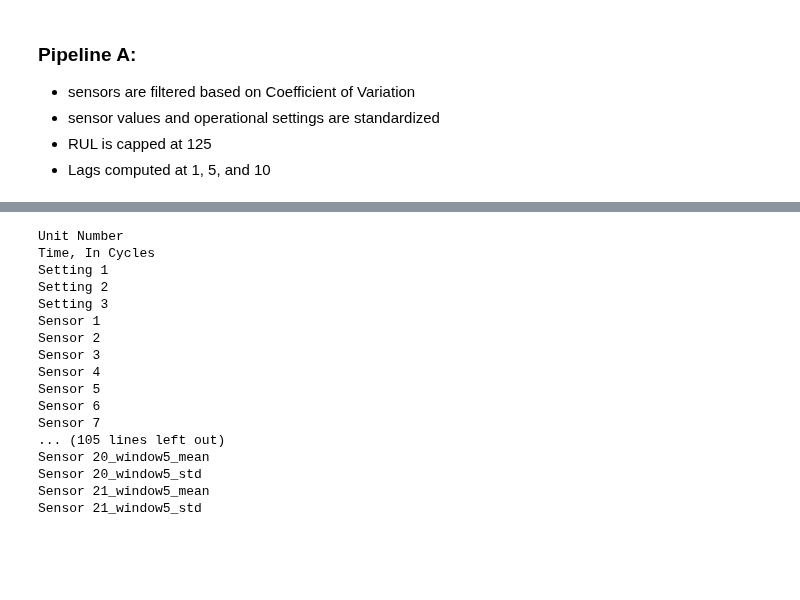
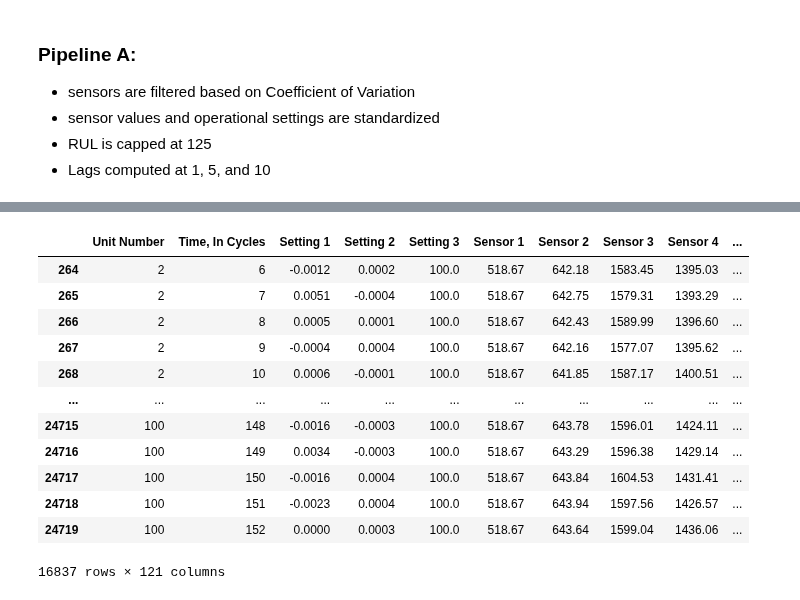
Before and after one commit to nrmshaw100/ECE447_Project, a Jupyter notebook: dataVisualization.ipynb, the cells around one changed output, grey strips where cells are left out. Drawn from its saved outputs; the diff is of its cells as text; code cells hidden in the pictures; blank space fills up the shorter version.

```diff
--- a/dataVisualization.ipynb
+++ b/dataVisualization.ipynb
@@ -283,23 +279,18 @@ To enable the following instructions: AVX_VNNI, in other operations, rebuild Ten
 # %%
-dfa_train, dfa_test = prp.pipeline_A(data_dict)
-for val in dfa_train[1].columns:
-    print(val)
+split_dict = prp.pipeline_A(data_dict)
+split_dict["train"][3]
 # %% [output]
+|  | Unit Number | Time, In Cycles | Setting 1 | Setting 2 | Setting 3 | Sensor 1 | Sensor 2 | Sensor 3 | Sensor 4 | ... |
+| 264 | 2 | 6 | -0.0012 | 0.0002 | 100.0 | 518.67 | 642.18 | 1583.45 | 1395.03 | ... |
+| 265 | 2 | 7 | 0.0051 | -0.0004 | 100.0 | 518.67 | 642.75 | 1579.31 | 1393.29 | ... |
+| 266 | 2 | 8 | 0.0005 | 0.0001 | 100.0 | 518.67 | 642.43 | 1589.99 | 1396.60 | ... |
+| 267 | 2 | 9 | -0.0004 | 0.0004 | 100.0 | 518.67 | 642.16 | 1577.07 | 1395.62 | ... |
+| 268 | 2 | 10 | 0.0006 | -0.0001 | 100.0 | 518.67 | 641.85 | 1587.17 | 1400.51 | ... |
+| ... | ... | ... | ... | ... | ... | ... | ... | ... | ... | ... |
+| 24715 | 100 | 148 | -0.0016 | -0.0003 | 100.0 | 518.67 | 643.78 | 1596.01 | 1424.11 | ... |
+| 24716 | 100 | 149 | 0.0034 | -0.0003 | 100.0 | 518.67 | 643.29 | 1596.38 | 1429.14 | ... |
+| 24717 | 100 | 150 | -0.0016 | 0.0004 | 100.0 | 518.67 | 643.84 | 1604.53 | 1431.41 | ... |
+| 24718 | 100 | 151 | -0.0023 | 0.0004 | 100.0 | 518.67 | 643.94 | 1597.56 | 1426.57 | ... |
+| 24719 | 100 | 152 | 0.0000 | 0.0003 | 100.0 | 518.67 | 643.64 | 1599.04 | 1436.06 | ... |
-Unit Number
-Time, In Cycles
-Setting 1
-Setting 2
-Setting 3
-Sensor 1
-Sensor 2
-Sensor 3
-Sensor 4
-Sensor 5
-Sensor 6
-Sensor 7
-... (105 lines left out)
-Sensor 20_window5_mean
-Sensor 20_window5_std
-Sensor 21_window5_mean
-Sensor 21_window5_std
+16837 rows × 121 columns
 # %%
```
Also changed, not shown: parts of 2 cells of this notebook, 1 other file.
